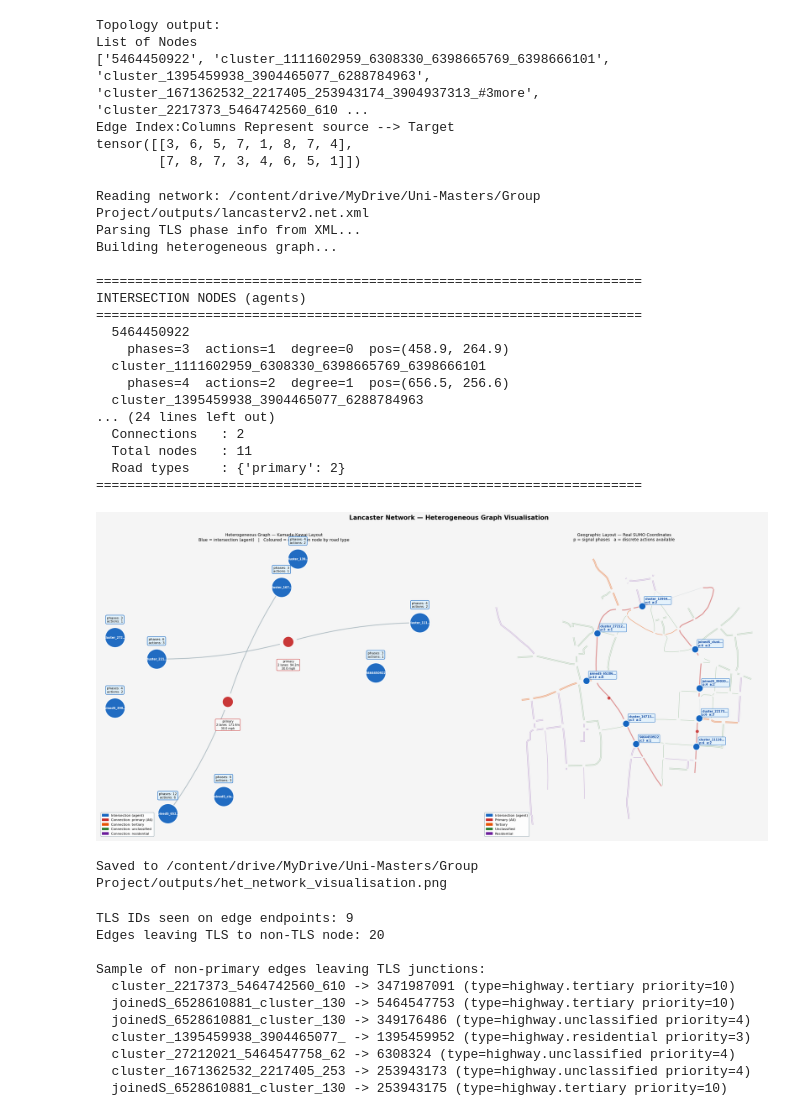
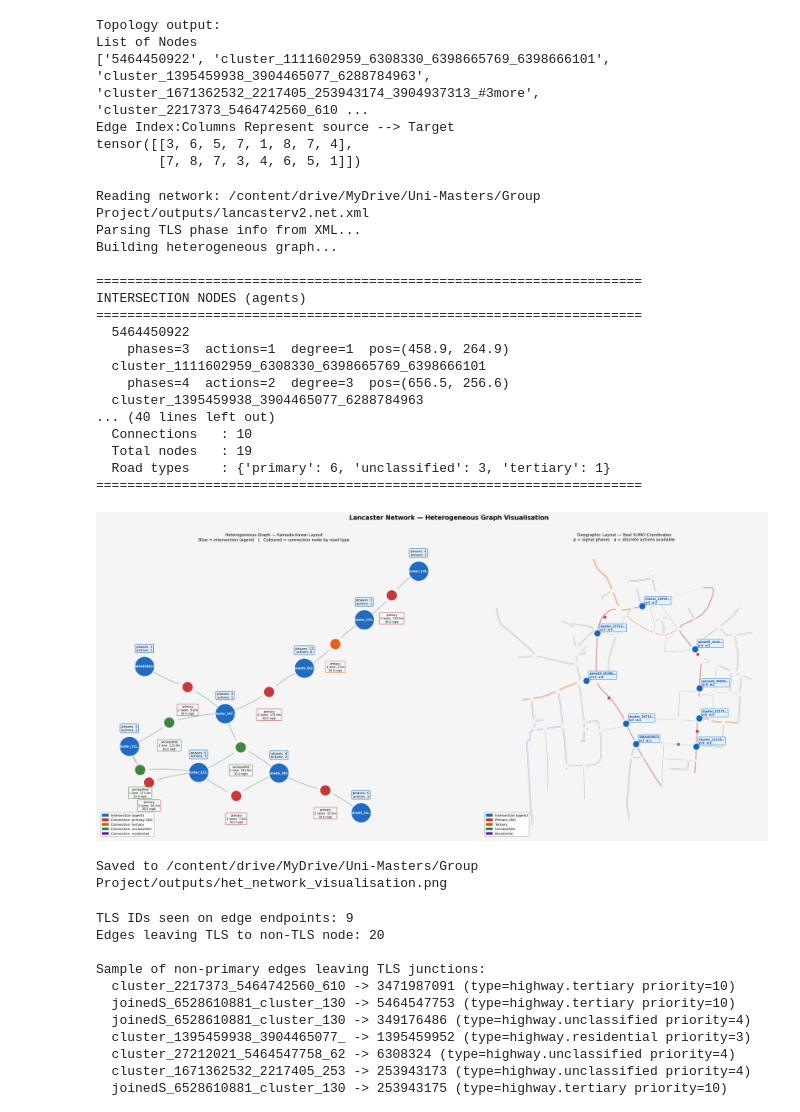
Before and after one commit to abergh18/marl-tsc, a Jupyter notebook: notebooks/het_graph_test_flow.ipynb, the cells around one changed output. Saved outputs shown, nothing was run; the diff lists cells and outputs as text; code cells hidden in the pictures.

```diff
--- a/notebooks/het_graph_test_flow.ipynb
+++ b/notebooks/het_graph_test_flow.ipynb
@@ -440,31 +440,31 @@ tensor([[3, 6, 5, 7, 1, 8, 7, 4],
 # %%
 #/content/marl-tsc/networks
 from networks.visualise_het_net import visualise_het_network
 
 visualise_het_network(
     network_file=str(paths.network_file),
     output_dir=str(OUTPUT_DIR),
-    max_hops=1
+    max_hops=3
 )
 # %% [output]
 Reading network: /content/drive/MyDrive/Uni-Masters/Group Project/outputs/lancasterv2.net.xml
 Parsing TLS phase info from XML...
 Building heterogeneous graph...
 
 ======================================================================
 INTERSECTION NODES (agents)
 ======================================================================
   5464450922
-    phases=3  actions=1  degree=0  pos=(458.9, 264.9)
+    phases=3  actions=1  degree=1  pos=(458.9, 264.9)
   cluster_1111602959_6308330_6398665769_6398666101
-    phases=4  actions=2  degree=1  pos=(656.5, 256.6)
+    phases=4  actions=2  degree=3  pos=(656.5, 256.6)
   cluster_1395459938_3904465077_6288784963
-... (24 lines left out)
-  Connections   : 2
-  Total nodes   : 11
-  Road types    : {'primary': 2}
+... (40 lines left out)
+  Connections   : 10
+  Total nodes   : 19
+  Road types    : {'primary': 6, 'unclassified': 3, 'tertiary': 1}
 ======================================================================
-[figure, old version]
+[figure, new version]
 Saved to /content/drive/MyDrive/Uni-Masters/Group Project/outputs/het_network_visualisation.png
 # %%
 from sumolib.net import readNet
```
Also changed, not shown: parts of 6 cells of this notebook.
